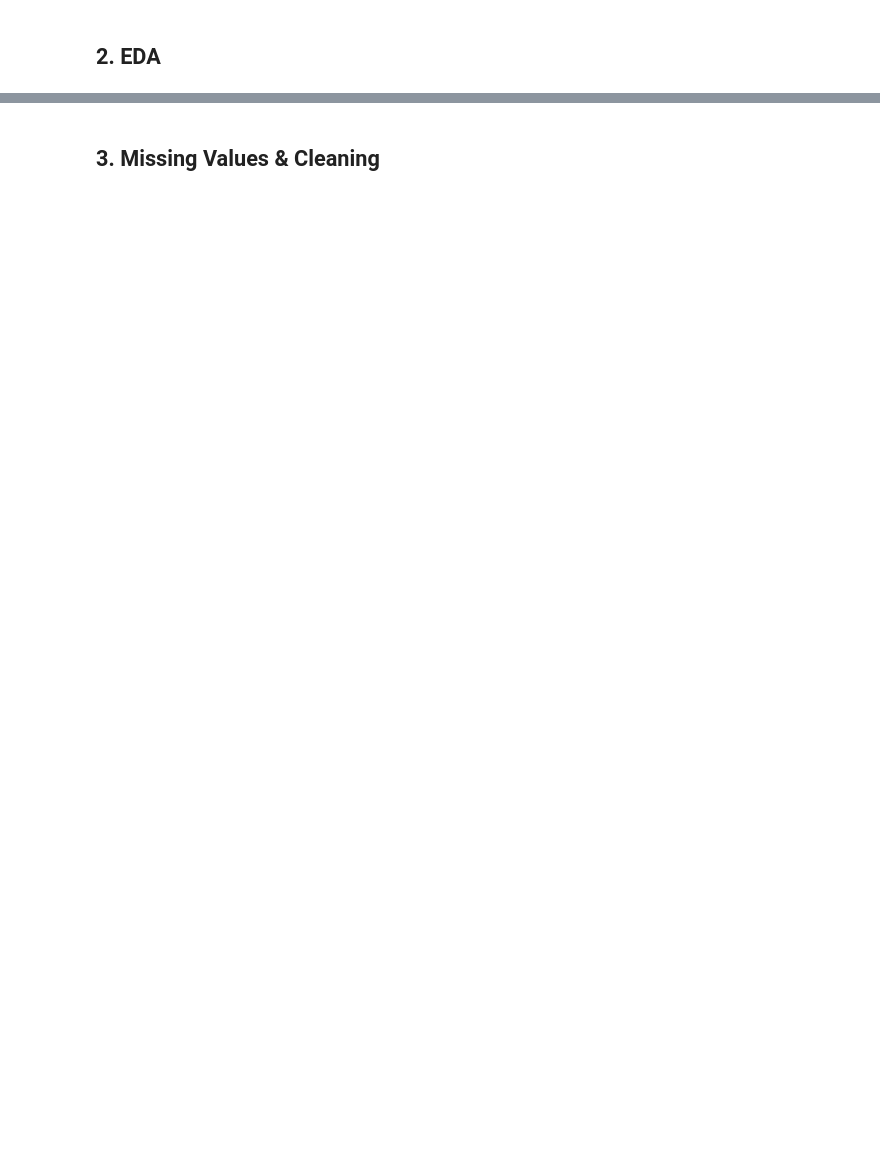
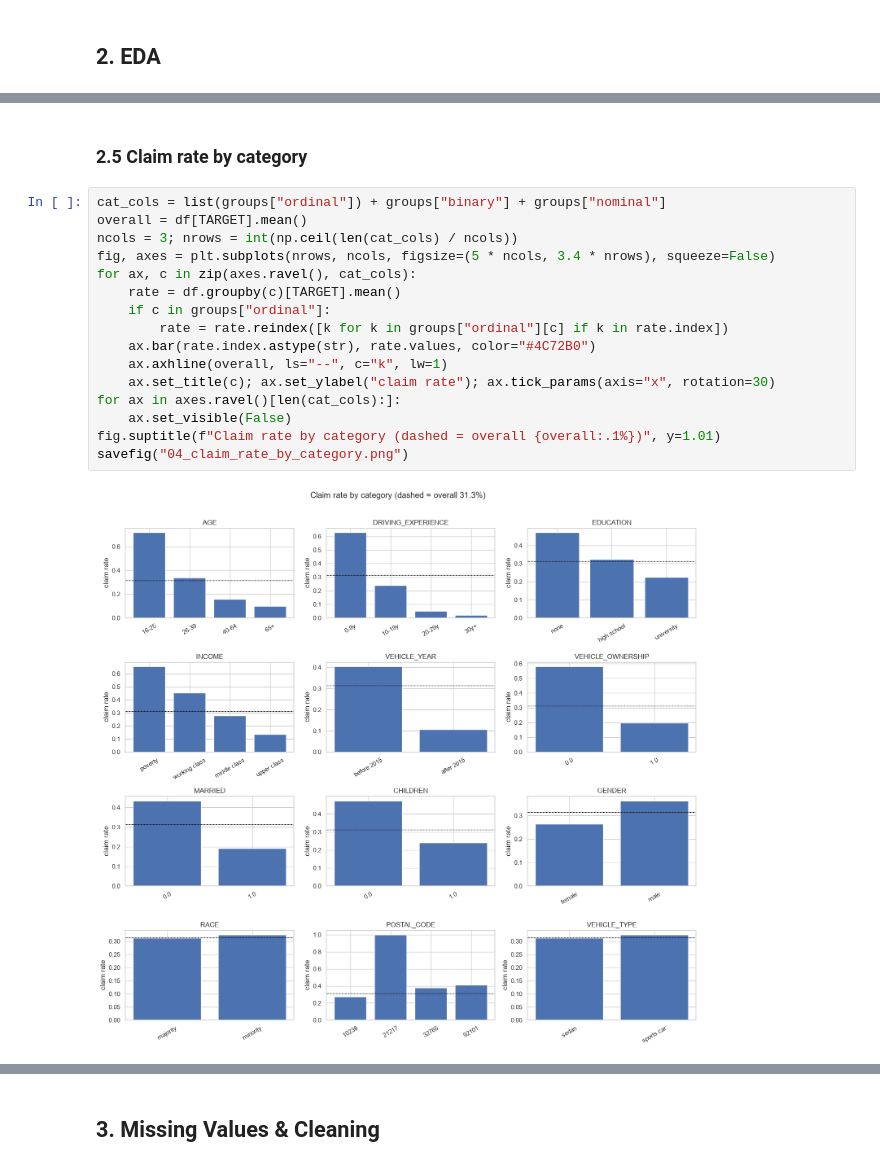
Before and after one commit to Ahmed-log11/Deep_Learning_Project, a Jupyter notebook: notebooks/dev/01_data_preprocessing.ipynb, the cells around one changed output, grey strips where cells are left out. Saved outputs shown, nothing was run; the diff lists cells and outputs as text; blank space fills up the shorter version.

```diff
--- a/notebooks/dev/01_data_preprocessing.ipynb
+++ b/notebooks/dev/01_data_preprocessing.ipynb
@@ -43,0 +317,20 @@ def load_splits():
+# %% [markdown]
+### 2.5 Claim rate by category
+# %%
+cat_cols = list(groups["ordinal"]) + groups["binary"] + groups["nominal"]
+overall = df[TARGET].mean()
+ncols = 3; nrows = int(np.ceil(len(cat_cols) / ncols))
+fig, axes = plt.subplots(nrows, ncols, figsize=(5 * ncols, 3.4 * nrows), squeeze=False)
+for ax, c in zip(axes.ravel(), cat_cols):
+    rate = df.groupby(c)[TARGET].mean()
+    if c in groups["ordinal"]:
+        rate = rate.reindex([k for k in groups["ordinal"][c] if k in rate.index])
+    ax.bar(rate.index.astype(str), rate.values, color="#4C72B0")
+    ax.axhline(overall, ls="--", c="k", lw=1)
+    ax.set_title(c); ax.set_ylabel("claim rate"); ax.tick_params(axis="x", rotation=30)
+for ax in axes.ravel()[len(cat_cols):]:
+    ax.set_visible(False)
+fig.suptitle(f"Claim rate by category (dashed = overall {overall:.1%})", y=1.01)
+savefig("04_claim_rate_by_category.png")
+# %% [output]
+[figure, added]
```
Also changed, not shown: parts of 46 cells of this notebook, 18 other files.
